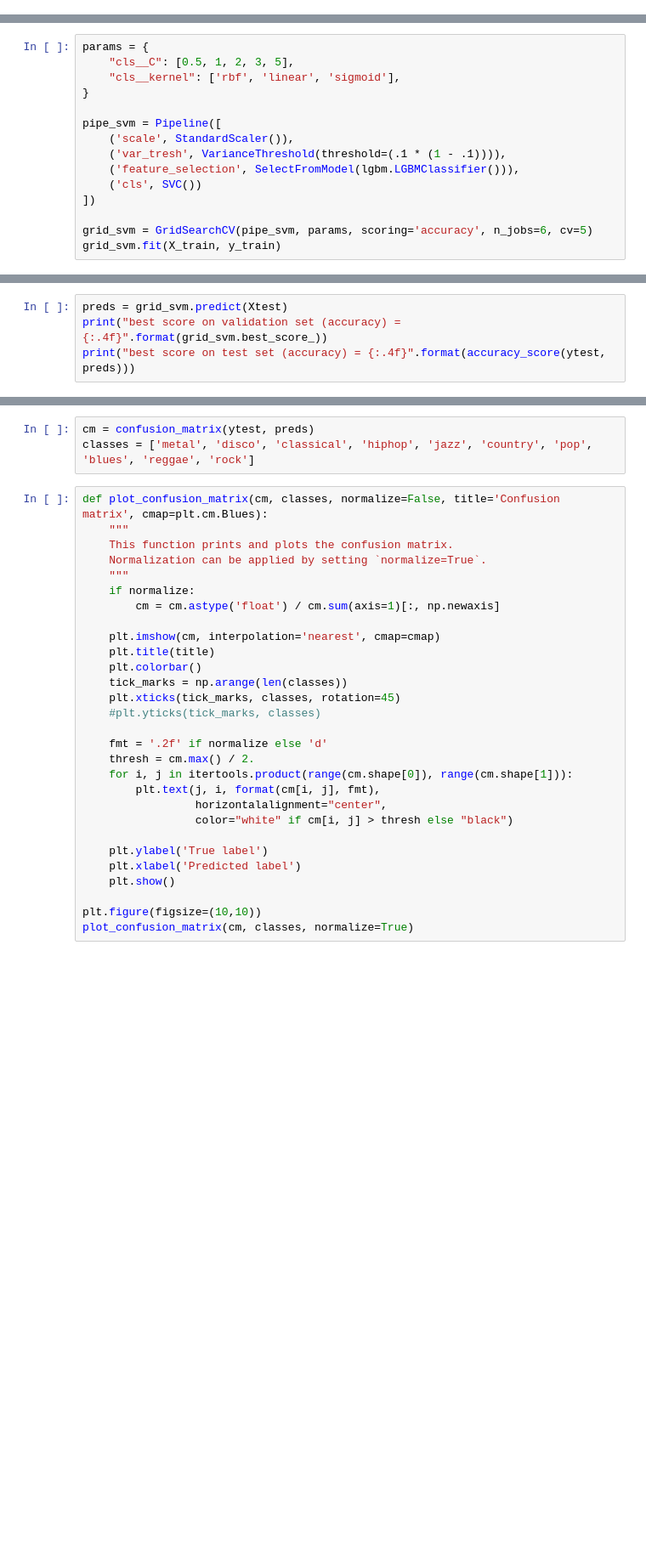
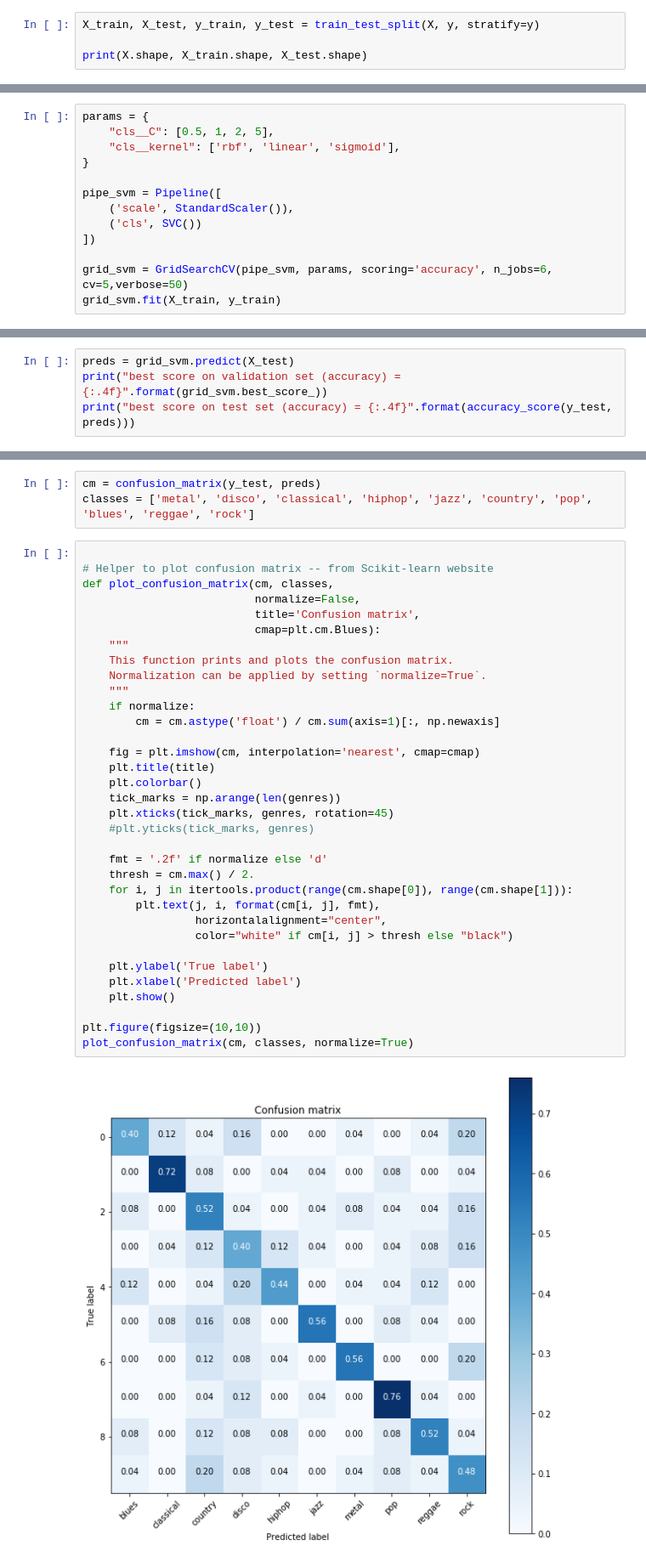
Before and after one commit to GuillermoOvejeroSanchez/Music_Genre_Classifier, a Jupyter notebook: SVM.ipynb, the cells around one changed output, grey strips where cells are left out. Shown at 85% size. Drawn from its saved outputs; the diff is of its cells as text; blank space fills up the shorter version.

```diff
--- a/SVM.ipynb
+++ b/SVM.ipynb
@@ -146,0 +170,4 @@ ytest = y[cross:]
+# %%
+X_train, X_test, y_train, y_test = train_test_split(X, y, stratify=y)
+
+print(X.shape, X_train.shape, X_test.shape)
@@ -147,15 +176,13 @@ ytest = y[cross:]
 # %%
 params = {
-    "cls__C": [0.5, 1, 2, 3, 5],
+    "cls__C": [0.5, 1, 2, 5],
     "cls__kernel": ['rbf', 'linear', 'sigmoid'],
 }
 
 pipe_svm = Pipeline([
     ('scale', StandardScaler()),
-    ('var_tresh', VarianceThreshold(threshold=(.1 * (1 - .1)))),
-    ('feature_selection', SelectFromModel(lgbm.LGBMClassifier())),
     ('cls', SVC())
 ])
 
-grid_svm = GridSearchCV(pipe_svm, params, scoring='accuracy', n_jobs=6, cv=5)
+grid_svm = GridSearchCV(pipe_svm, params, scoring='accuracy', n_jobs=6, cv=5,verbose=50)
 grid_svm.fit(X_train, y_train)
@@ -162,4 +248,4 @@ grid_svm.fit(X_train, y_train)
 # %%
-preds = grid_svm.predict(Xtest)
+preds = grid_svm.predict(X_test)
 print("best score on validation set (accuracy) = {:.4f}".format(grid_svm.best_score_))
-print("best score on test set (accuracy) = {:.4f}".format(accuracy_score(ytest, preds)))
+print("best score on test set (accuracy) = {:.4f}".format(accuracy_score(y_test, preds)))
@@ -166,35 +255,42 @@ print("best score on test set (accuracy) = {:.4f}".format(accuracy_score(ytest,
 # %%
-cm = confusion_matrix(ytest, preds)
+cm = confusion_matrix(y_test, preds)
 classes = ['metal', 'disco', 'classical', 'hiphop', 'jazz', 'country', 'pop', 'blues', 'reggae', 'rock']
 # %%
-def plot_confusion_matrix(cm, classes, normalize=False, title='Confusion matrix', cmap=plt.cm.Blues):
+
+# Helper to plot confusion matrix -- from Scikit-learn website
+def plot_confusion_matrix(cm, classes,
+                          normalize=False,
+                          title='Confusion matrix',
+                          cmap=plt.cm.Blues):
     """
     This function prints and plots the confusion matrix.
     Normalization can be applied by setting `normalize=True`.
     """
     if normalize:
         cm = cm.astype('float') / cm.sum(axis=1)[:, np.newaxis]
 
-    plt.imshow(cm, interpolation='nearest', cmap=cmap)
+    fig = plt.imshow(cm, interpolation='nearest', cmap=cmap)
     plt.title(title)
     plt.colorbar()
-    tick_marks = np.arange(len(classes))
-    plt.xticks(tick_marks, classes, rotation=45)
-    #plt.yticks(tick_marks, classes)
+    tick_marks = np.arange(len(genres))
+    plt.xticks(tick_marks, genres, rotation=45)
+    #plt.yticks(tick_marks, genres)
 
     fmt = '.2f' if normalize else 'd'
     thresh = cm.max() / 2.
     for i, j in itertools.product(range(cm.shape[0]), range(cm.shape[1])):
         plt.text(j, i, format(cm[i, j], fmt),
                  horizontalalignment="center",
                  color="white" if cm[i, j] > thresh else "black")
 
     plt.ylabel('True label')
     plt.xlabel('Predicted label')
     plt.show()
 
 plt.figure(figsize=(10,10))
 plot_confusion_matrix(cm, classes, normalize=True)
+# %% [output]
+[figure, added]
 # %%
 genres_pred = {}
 for k,v in genres.items():
```
Also changed, not shown: parts of 15 cells of this notebook.
